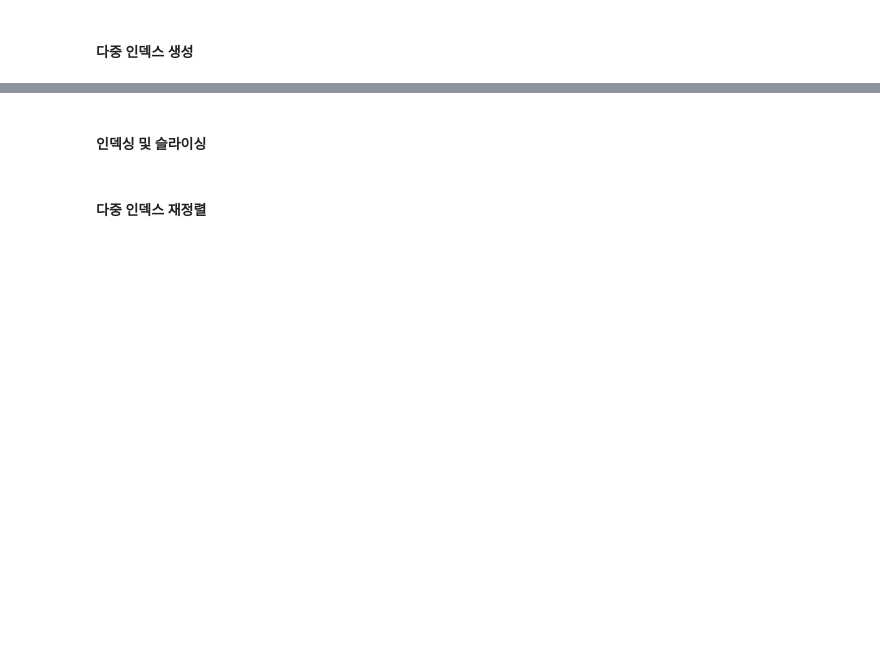
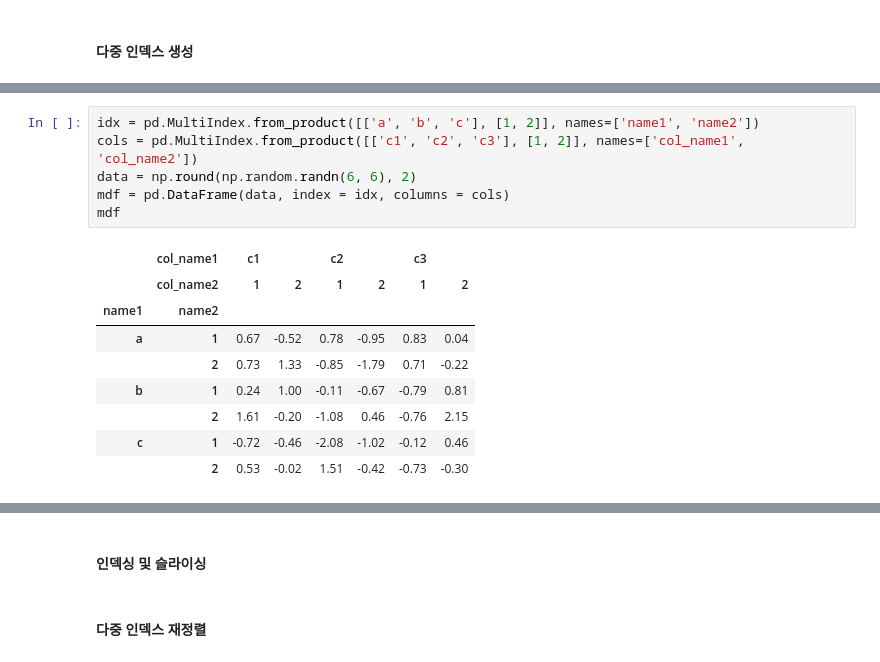
Before and after one commit to ggpp200/corap, a Jupyter notebook: _Pandas_한번에_제대로!!.ipynb, the cells around one changed output, grey strips where cells are left out. Saved outputs shown, nothing was run; the diff lists cells and outputs as text; blank space fills up the shorter version.

```diff
--- a/_Pandas_한번에_제대로!!.ipynb
+++ b/_Pandas_한번에_제대로!!.ipynb
@@ -484,0 +833,16 @@ dtype: object
+# %%
+idx = pd.MultiIndex.from_product([['a', 'b', 'c'], [1, 2]], names=['name1', 'name2'])
+cols = pd.MultiIndex.from_product([['c1', 'c2', 'c3'], [1, 2]], names=['col_name1', 'col_name2'])
+data = np.round(np.random.randn(6, 6), 2)
+mdf = pd.DataFrame(data, index = idx, columns = cols)
+mdf
+# %% [output]
+|  | col_name1 | c1 |  | c2 |  | c3 |  |
+|  | col_name2 | 1 | 2 | 1 | 2 | 1 | 2 |
+| name1 | name2 |  |  |  |  |  |  |
+| a | 1 | 0.67 | -0.52 | 0.78 | -0.95 | 0.83 | 0.04 |
+|  | 2 | 0.73 | 1.33 | -0.85 | -1.79 | 0.71 | -0.22 |
+| b | 1 | 0.24 | 1.00 | -0.11 | -0.67 | -0.79 | 0.81 |
+|  | 2 | 1.61 | -0.20 | -1.08 | 0.46 | -0.76 | 2.15 |
+| c | 1 | -0.72 | -0.46 | -2.08 | -1.02 | -0.12 | 0.46 |
+|  | 2 | 0.53 | -0.02 | 1.51 | -0.42 | -0.73 | -0.30 |
```
Also changed, not shown: parts of 32 cells of this notebook.
